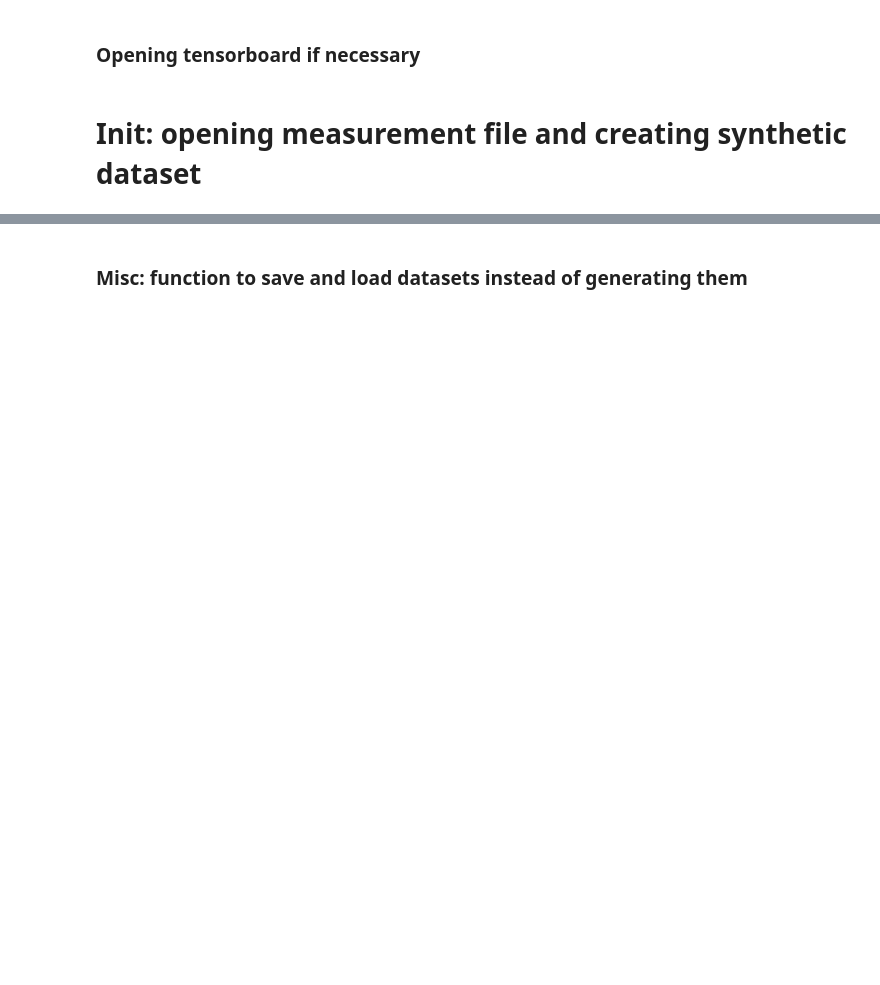
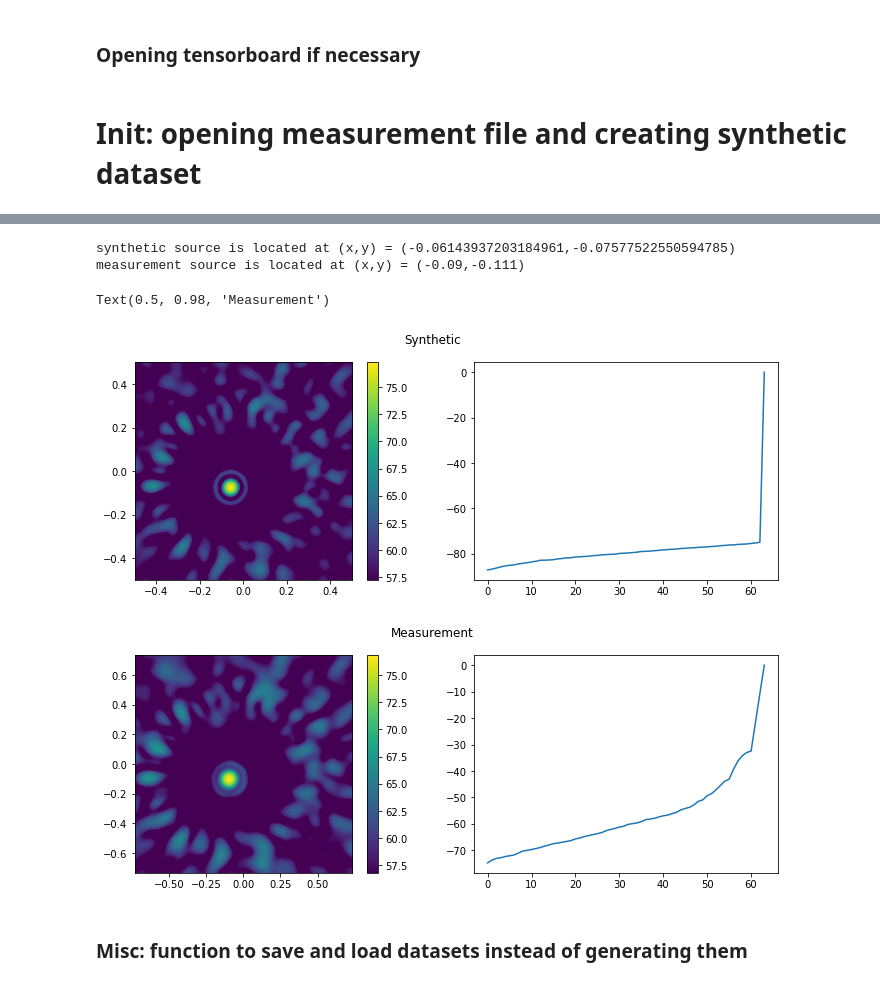
Before and after one commit to raskharkapakh/Master-Arbeit, a Jupyter notebook: python_files/GAN3/notebook.ipynb, the cells around one changed output, grey strips where cells are left out. Saved outputs shown, nothing was run; the diff lists cells and outputs as text; code cells hidden in the pictures; blank space fills up the shorter version.

```diff
--- a/python_files/GAN3/notebook.ipynb
+++ b/python_files/GAN3/notebook.ipynb
@@ -154,3 +145,76 @@ beamform(rank_I_csm, helmotz_number=HELMOTZ_NUMBER_MEASUREMENT, measurement=True
+# %%
+# Beamforming validation test + eval check ====================================================================
+
+NUMFREQ = 1
+NUMCHANNELS = 64
+figsize_throwaway = (12,4)
+
+
+# 1 with synthetic ============================================================================================
+print(f"synthetic source is located at (x,y) = ({LOCATION_SYNTHETIC[0]},{LOCATION_SYNTHETIC[1]})")
+
+fig = plt.figure(figsize=figsize_throwaway)
+
+evals_ex = evals_dataset[0]
+noise_evecs_ex = noise_evecs_dataset[0]
+main_evecs_ex = main_evecs_dataset[0]
+evecs_ex = tf.concat([noise_evecs_ex, main_evecs_ex], axis=-2)
+
+# Normalizing
+evals_ex  = normalize_evals(evals_ex)
+evecs_ex  = normalize_evecs(evecs_ex)
+
+# reshape data
+evals_vec_numpy = np.sort(np.array(evals_ex[:, :, 0]).flatten())
+evals_vec = tf.convert_to_tensor(evals_vec_numpy)
+evecs_real = evecs_ex[:, :, 0] # get real part from sample
+evecs_imag = evecs_ex[:, :, 1] # get imaginary part from sample
+
+synthetic_csm = get_csm(evecs_real, evecs_imag, evals_vec).numpy()
+synthetic_csm = np.reshape(synthetic_csm, newshape=(NUMFREQ,NUMCHANNELS,NUMCHANNELS))
+
+plt.subplot(121)
+beamform(synthetic_csm, helmotz_number=HELMOTZ_NUMBER, measurement=False)
+
+plt.subplot(122)
+plt.plot(levelify(evals_vec_numpy))
+plt.suptitle("Synthetic")
+
+# 2 with measurement ===========================================================================================
+print(f"measurement source is located at (x,y) = ({LOCATION_MEASUREMENT[0]},{LOCATION_MEASUREMENT[1]})")
+
+fig = plt.figure(figsize=figsize_throwaway)
+
+evals_ex = measurement_evals_dataset[0]
+noise_evecs_ex = measurement_noise_evecs_dataset[0]
+main_evecs_ex = measurement_main_evecs_dataset[0]
+evecs_ex = tf.concat([noise_evecs_ex, main_evecs_ex], axis=-2)
+
+# Normalizing
+evals_ex  = normalize_evals(evals_ex)
+evecs_ex  = normalize_evecs(evecs_ex)
+
+# reshape data
+evals_vec_numpy = np.sort(np.array(evals_ex[:, :, 0]).flatten())
+evals_vec = tf.convert_to_tensor(evals_vec_numpy)
+evecs_real = evecs_ex[:, :, 0] # get real part from sample
+evecs_imag = evecs_ex[:, :, 1] # get imaginary part from sample
+
+measurement_csm = get_csm(evecs_real, evecs_imag, evals_vec).numpy()
+measurement_csm = np.reshape(measurement_csm, newshape=(NUMFREQ,NUMCHANNELS,NUMCHANNELS))
+
+plt.subplot(121)
+beamform(measurement_csm, helmotz_number=HELMOTZ_NUMBER, measurement=True)
+
+plt.subplot(122)
+plt.plot(levelify(evals_vec_numpy))
+plt.suptitle("Measurement")
+# %% [output]
+synthetic source is located at (x,y) = (-0.06143937203184961,-0.07577522550594785)
+measurement source is located at (x,y) = (-0.09,-0.111)
+Text(0.5, 0.98, 'Measurement')
+[figure, added]
+[figure, added]
 # %% [markdown]
 ### Misc: function to save and load datasets instead of generating them
 # %%
```
Also changed, not shown: parts of 70 cells of this notebook, 26 other files.
